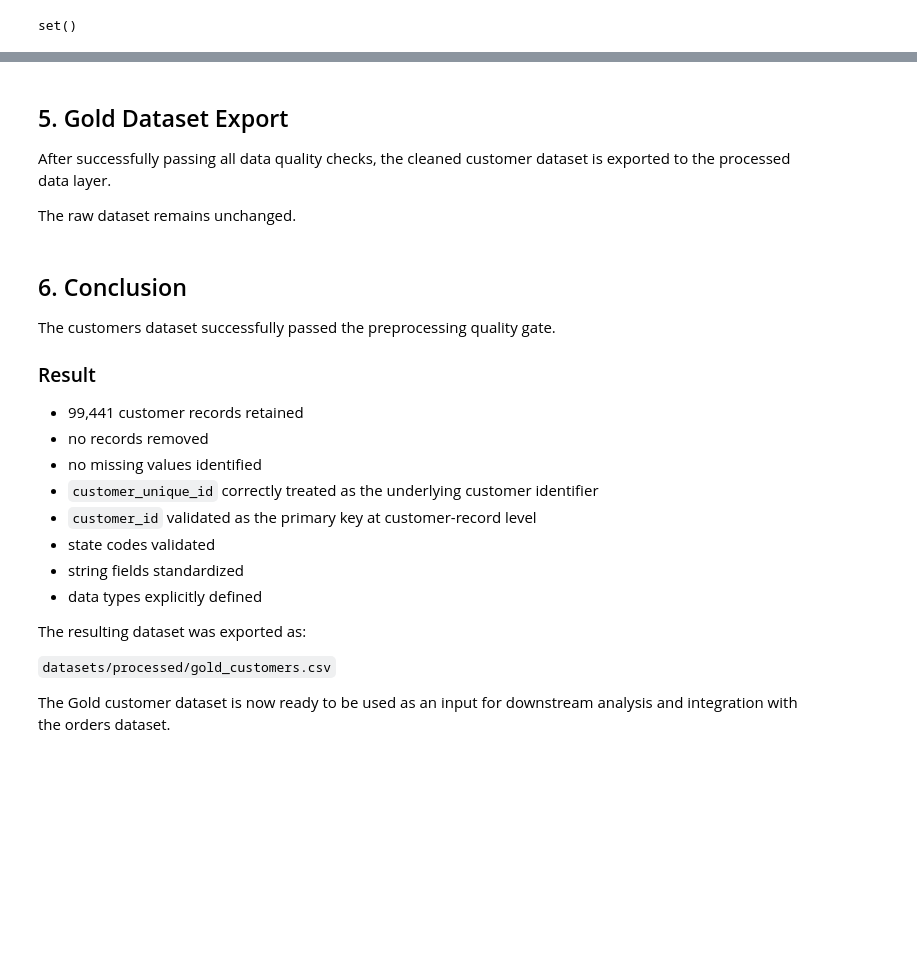
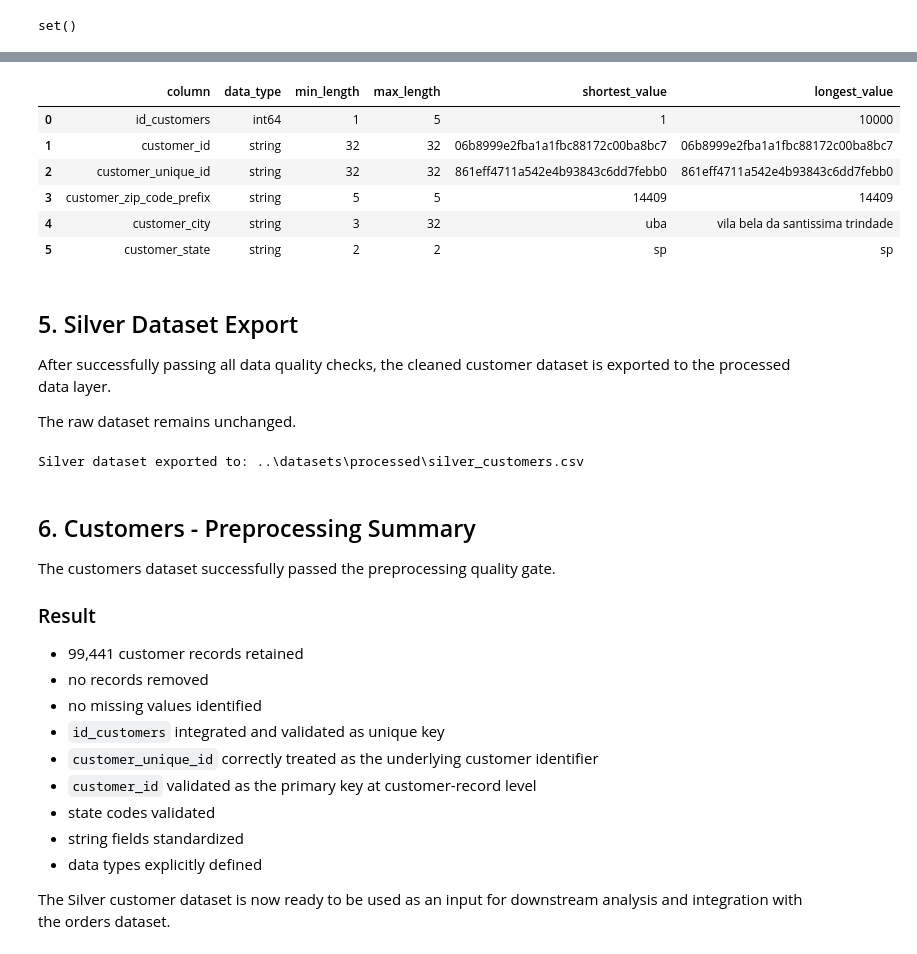
Before and after one commit to dtyrna/olist-marketplace-analysis, a Jupyter notebook: notebooks/01_customers_preprocessing.ipynb, the cells around one changed output, grey strips where cells are left out. Cells and saved outputs as stored; diff of their text form; code cells hidden in the pictures; blank space fills up the shorter version.

```diff
--- a/notebooks/01_customers_preprocessing.ipynb
+++ b/notebooks/01_customers_preprocessing.ipynb
@@ -372,6 +381,6 @@ customers_gold["customer_unique_id"] = (
 # %%
 #City
-customers_gold["customer_city"] = (
-    customers_gold["customer_city"].astype("string"))
+silver_customers["customer_city"] = (
+    silver_customers["customer_city"].astype("string"))
 # %%
 #State
@@ -501,12 +685,50 @@ Gold data quality checks passed successfully.
+# %%
+length_analysis = []
+
+for column in silver_customers.columns:
+    values = silver_customers[column].dropna().astype(str)
+    lengths = values.str.len()
+
+    length_analysis.append({
+        "column": column,
+        "data_type": str(silver_customers[column].dtype),
+        "min_length": lengths.min(),
+        "max_length": lengths.max(),
+        "shortest_value": values.loc[lengths.idxmin()],
+        "longest_value": values.loc[lengths.idxmax()]
+    })
+
+length_analysis = pd.DataFrame(length_analysis)
+
+length_analysis
+# %% [output]
+|  | column | data_type | min_length | max_length | shortest_value | longest_value |
+| 0 | id_customers | int64 | 1 | 5 | 1 | 10000 |
+| 1 | customer_id | string | 32 | 32 | 06b8999e2fba1a1fbc88172c00ba8bc7 | 06b8999e2fba1a1fbc88172c00ba8bc7 |
+| 2 | customer_unique_id | string | 32 | 32 | 861eff4711a542e4b93843c6dd7febb0 | 861eff4711a542e4b93843c6dd7febb0 |
+| 3 | customer_zip_code_prefix | string | 5 | 5 | 14409 | 14409 |
+| 4 | customer_city | string | 3 | 32 | uba | vila bela da santissima trindade |
+| 5 | customer_state | string | 2 | 2 | sp | sp |
 # %% [markdown]
-## 5. Gold Dataset Export
+## 5. Silver Dataset Export
 
 After successfully passing all data quality checks, the cleaned customer
 dataset is exported to the processed data layer.
 
 The raw dataset remains unchanged.
+# %%
+output_path = PROCESSED_PATH / "silver_customers.csv"
+
+silver_customers.to_csv(
+    output_path,
+    index=False
+)
+
+print(f"Silver dataset exported to: {output_path}")
+# %% [output]
+Silver dataset exported to: ..\datasets\processed\silver_customers.csv
 # %% [markdown]
-## 6. Conclusion
+## 6. Customers - Preprocessing Summary
 
 The customers dataset successfully passed the preprocessing quality gate.
 
@@ -515,15 +737,12 @@ The customers dataset successfully passed the preprocessing quality gate.
 - 99,441 customer records retained
 - no records removed
 - no missing values identified
+- `id_customers` integrated and validated as unique key
 - `customer_unique_id` correctly treated as the underlying customer identifier
 - `customer_id` validated as the primary key at customer-record level
 - state codes validated
 - string fields standardized
 - data types explicitly defined
 
-The resulting dataset was exported as:
-
-`datasets/processed/gold_customers.csv`
-
-The Gold customer dataset is now ready to be used as an input for
+The Silver customer dataset is now ready to be used as an input for
 downstream analysis and integration with the orders dataset.
```
Also changed, not shown: parts of 50 cells of this notebook, 4 other files.
